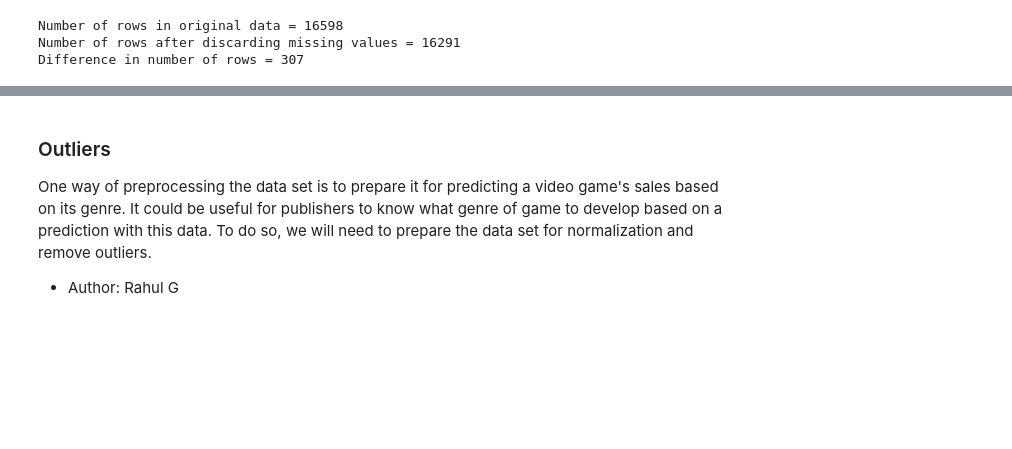
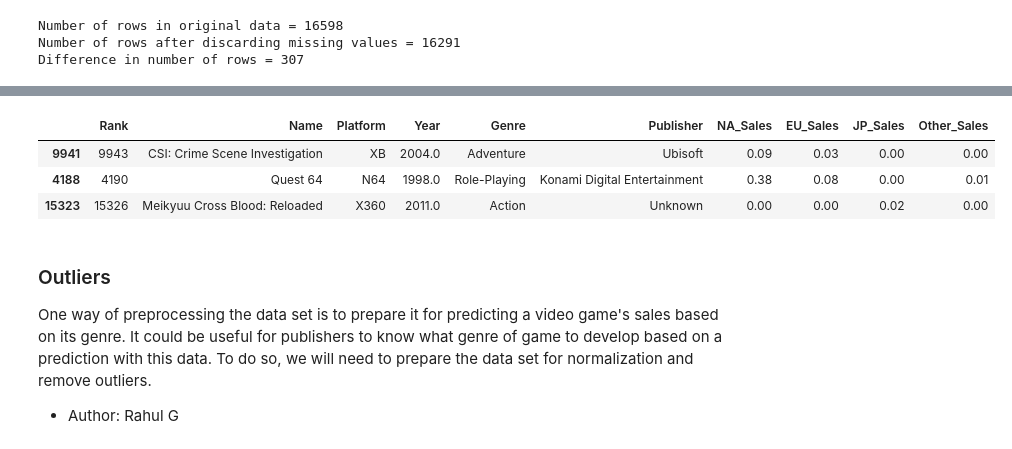
Before and after one commit to itspennyh/CSC177, a Jupyter notebook: dataPreProsUn226.ipynb, the cells around one changed output, grey strips where cells are left out. Saved outputs shown, nothing was run; the diff lists cells and outputs as text; code cells hidden in the pictures; blank space fills up the shorter version.

```diff
--- a/dataPreProsUn226.ipynb
+++ b/dataPreProsUn226.ipynb
@@ -90,3 +117,14 @@ Difference in number of rows = 307
+# %%
+valid_global_sales = valid_df['Global_Sales']
+valid_df = valid_df.drop(['Global_Sales'], axis=1)
+test_df = test_df.drop(['Global_Sales'], axis=1)
+
+test_df[20:23]
+# %% [output]
+|  | Rank | Name | Platform | Year | Genre | Publisher | NA_Sales | EU_Sales | JP_Sales | Other_Sales |
+| 9941 | 9943 | CSI: Crime Scene Investigation | XB | 2004.0 | Adventure | Ubisoft | 0.09 | 0.03 | 0.00 | 0.00 |
+| 4188 | 4190 | Quest 64 | N64 | 1998.0 | Role-Playing | Konami Digital Entertainment | 0.38 | 0.08 | 0.00 | 0.01 |
+| 15323 | 15326 | Meikyuu Cross Blood: Reloaded | X360 | 2011.0 | Action | Unknown | 0.00 | 0.00 | 0.02 | 0.00 |
 # %% [markdown]
 ### Outliers
 One way of preprocessing the data set is to prepare it for predicting a video game's sales based on its genre. It could be useful for publishers to know what genre of game to develop based on a prediction with this data. To do so, we will need to prepare the data set for normalization and remove outliers.
```
Also changed, not shown: parts of 11 cells of this notebook.
